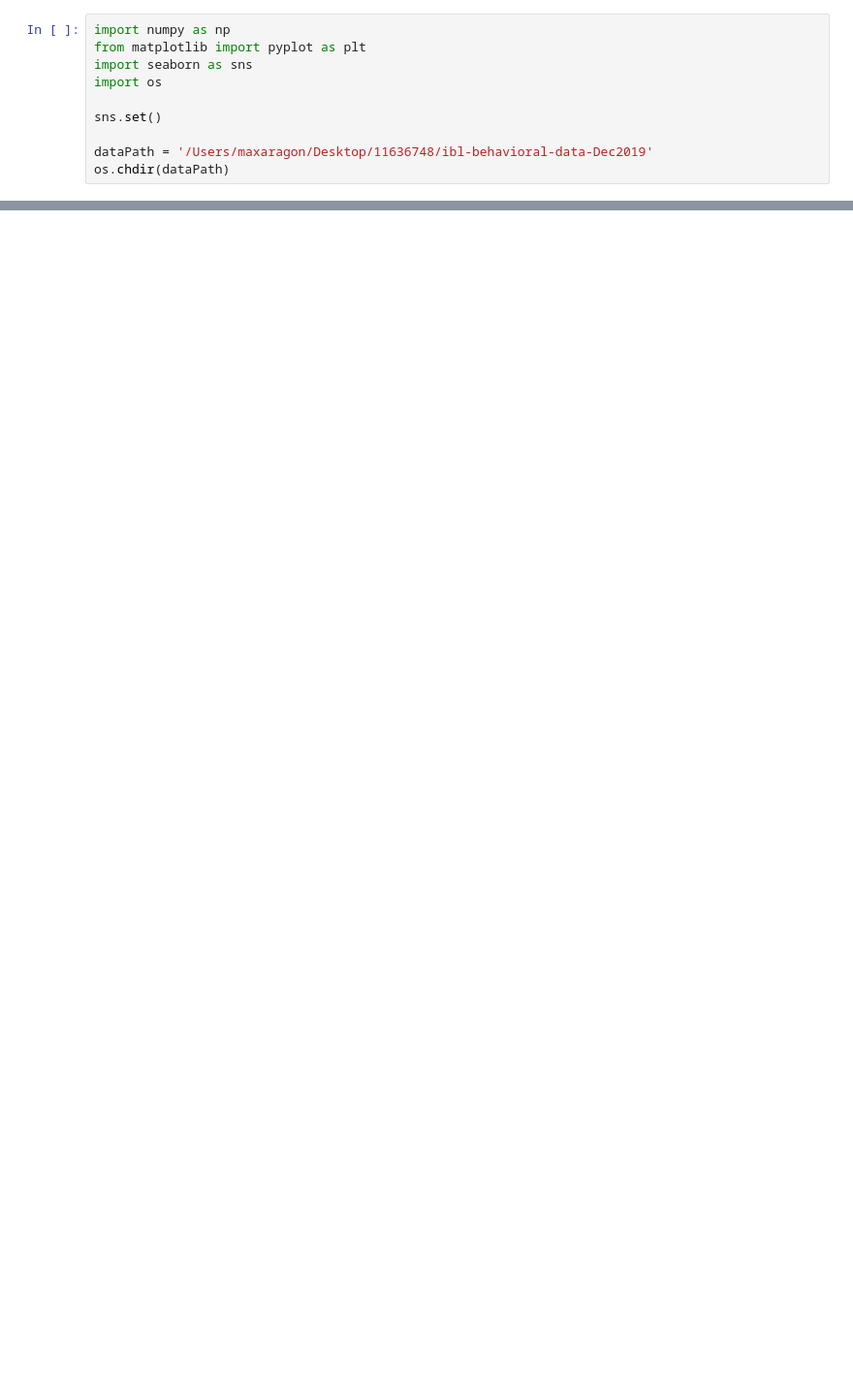
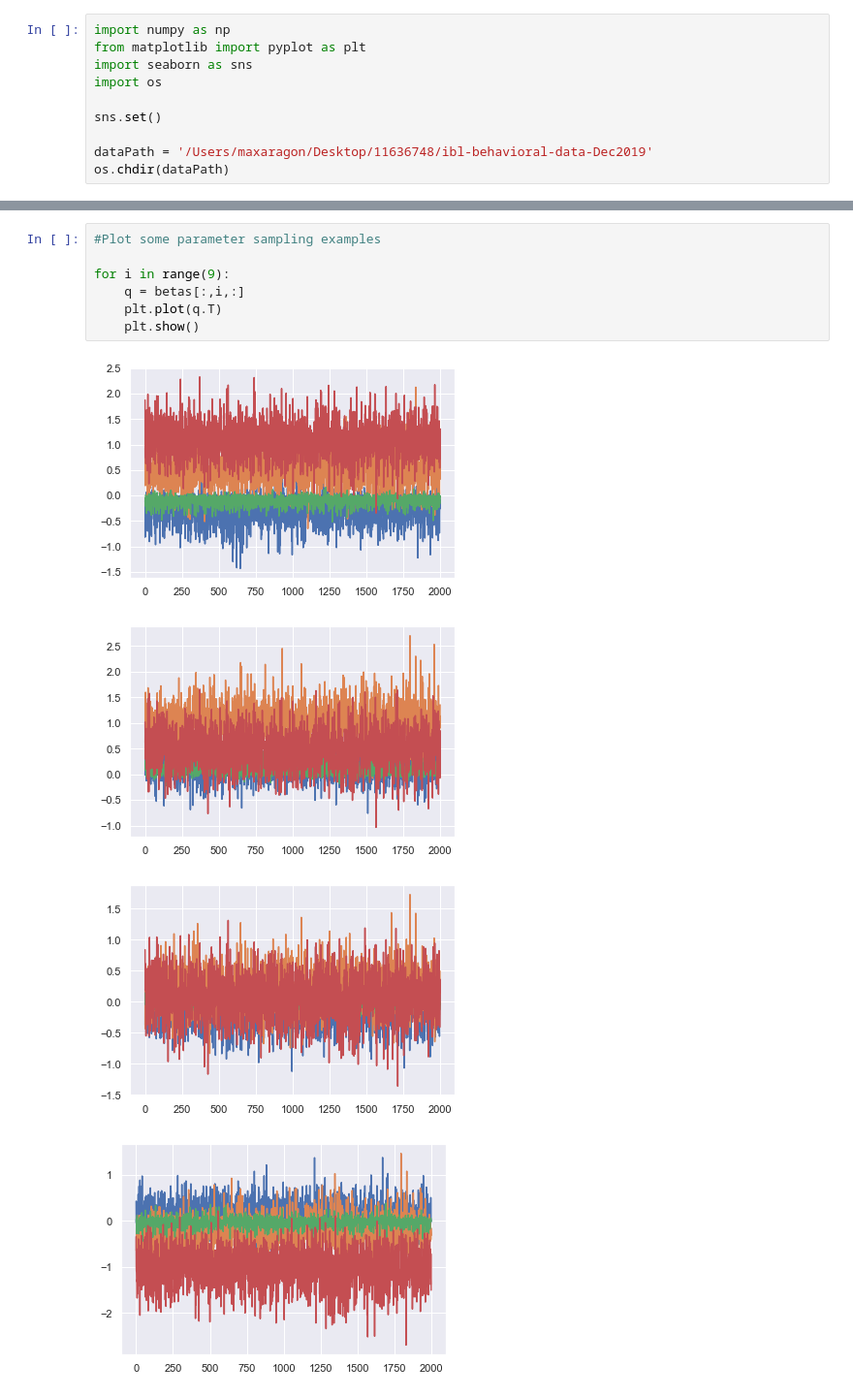
Before and after one commit to YSanchezAraujo/neuro_team_psy504, a Jupyter notebook: hierarchical_logistic.ipynb, the cells around one changed output, grey strips where cells are left out. Shown at 97% size. Drawn from its saved outputs; the diff is of its cells as text; blank space fills up the shorter version.

```diff
--- a/hierarchical_logistic.ipynb
+++ b/hierarchical_logistic.ipynb
@@ -274,0 +296,12 @@ WARNING:pystan:Deprecation warning. PyStan plotting deprecated, use ArviZ librar
+# %%
+#Plot some parameter sampling examples
+
+for i in range(9):
+    q = betas[:,i,:]
+    plt.plot(q.T)
+    plt.show()
+# %% [output]
+[figure, added]
+[figure, added]
+[figure, added]
+[figure, added]
```
Also changed, not shown: parts of 11 cells of this notebook, 1 other file.
